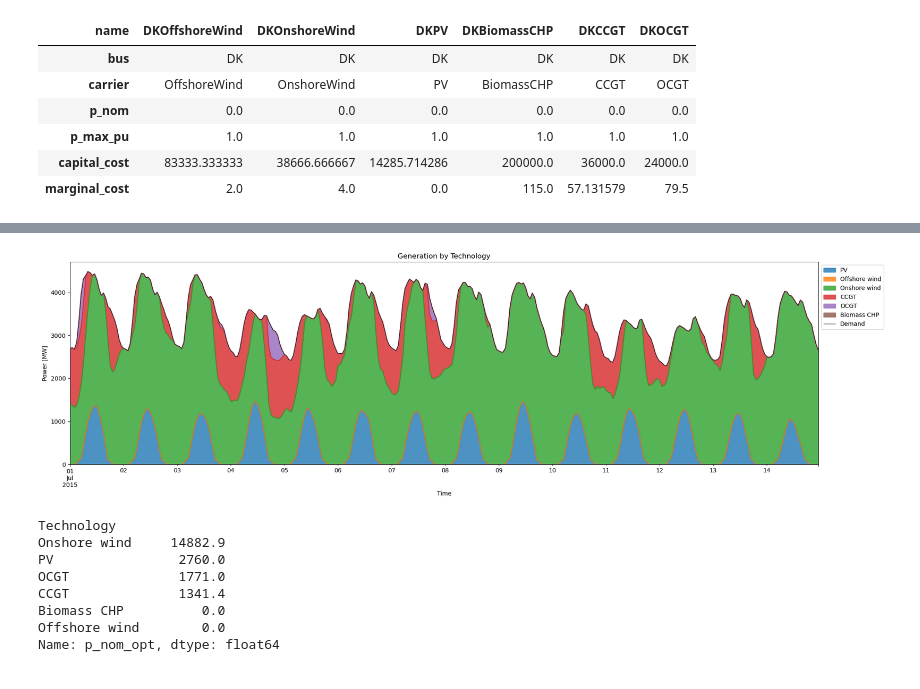
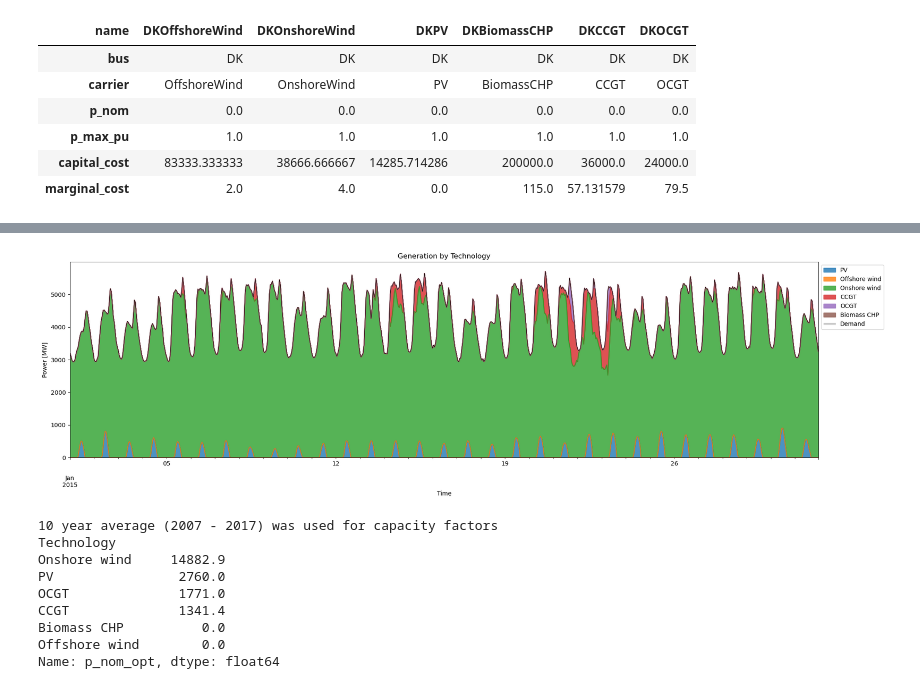
Before and after one commit to martinsiitam/ieg-spring-2026, a Jupyter notebook: martin/project.ipynb, the cells around one changed output, grey strips where cells are left out. Drawn from its saved outputs; the diff is of its cells as text; code cells hidden in the pictures.

```diff
--- a/martin/project.ipynb
+++ b/martin/project.ipynb
@@ -275,8 +329,12 @@ INFO:pypsa.optimization.optimize:The shadow-prices of the constraints Generator-
 ('ok', 'optimal')
 # %%
 # Choose date range
-start_date = "2015-07-01"
-end_date   = "2015-07-14"
+if capacity_factor_year is not None:
+    start_date = str(capacity_factor_year) + "-01-31"
+    end_date   = str(capacity_factor_year) + "-01-31"
+else:
+    start_date = "2015-01-01"
+    end_date   = "2015-01-31"
 
 # --- Dispatch ---
 dispatch = n.generators_t.p.copy()
@@ -297,34 +355,34 @@ cost_df["nice_name"] = cost_df["carrier"].map(n.carriers.nice_name)
 # If multiple generators per tech → take mean (or min)
 cost_by_tech = cost_df.groupby("nice_name")["marginal_cost"].mean()
 
 # Sort technologies (cheapest first)
 tech_order = cost_by_tech.sort_values().index.tolist()
 
 # Reorder columns
 dispatch_nice = dispatch_nice[tech_order]
 
 # --- Slice time ---
 dispatch_plot = dispatch_nice.loc[start_date:end_date]
 demand_plot = work_df.loc[start_date:end_date, "demand_mw"]
 
 # --- Plot ---
 ax = dispatch_plot.plot.area(figsize=(20, 6), alpha=0.8)
 
 demand_plot.plot(
     ax=ax,
     linewidth=0.5,
     color="black",
     label="Demand"
 )
 
 plt.ylabel("Power [MW]")
 plt.xlabel("Time")
 plt.title("Generation by Technology")
 plt.legend(loc="upper left", bbox_to_anchor=(1, 1))
 plt.tight_layout()
 plt.show()
 # %% [output]
-[figure, old version]
+[figure, new version]
 # %%
 capacity = n.generators[["carrier", "p_nom_opt"]].copy()
 
@@ -339,8 +397,13 @@ capacity_table = (
     .round(1)
 )
 
+if capacity_factor_year is not None:
+    print(f"Year used for simulation: {capacity_factor_year}")
+else:
+    print("10 year average (2007 - 2017) was used for capacity factors")
 print(capacity_table)
 # %% [output]
+10 year average (2007 - 2017) was used for capacity factors
 Technology
 Onshore wind     14882.9
 PV                2760.0
```
Also changed, not shown: parts of 2 cells of this notebook.
